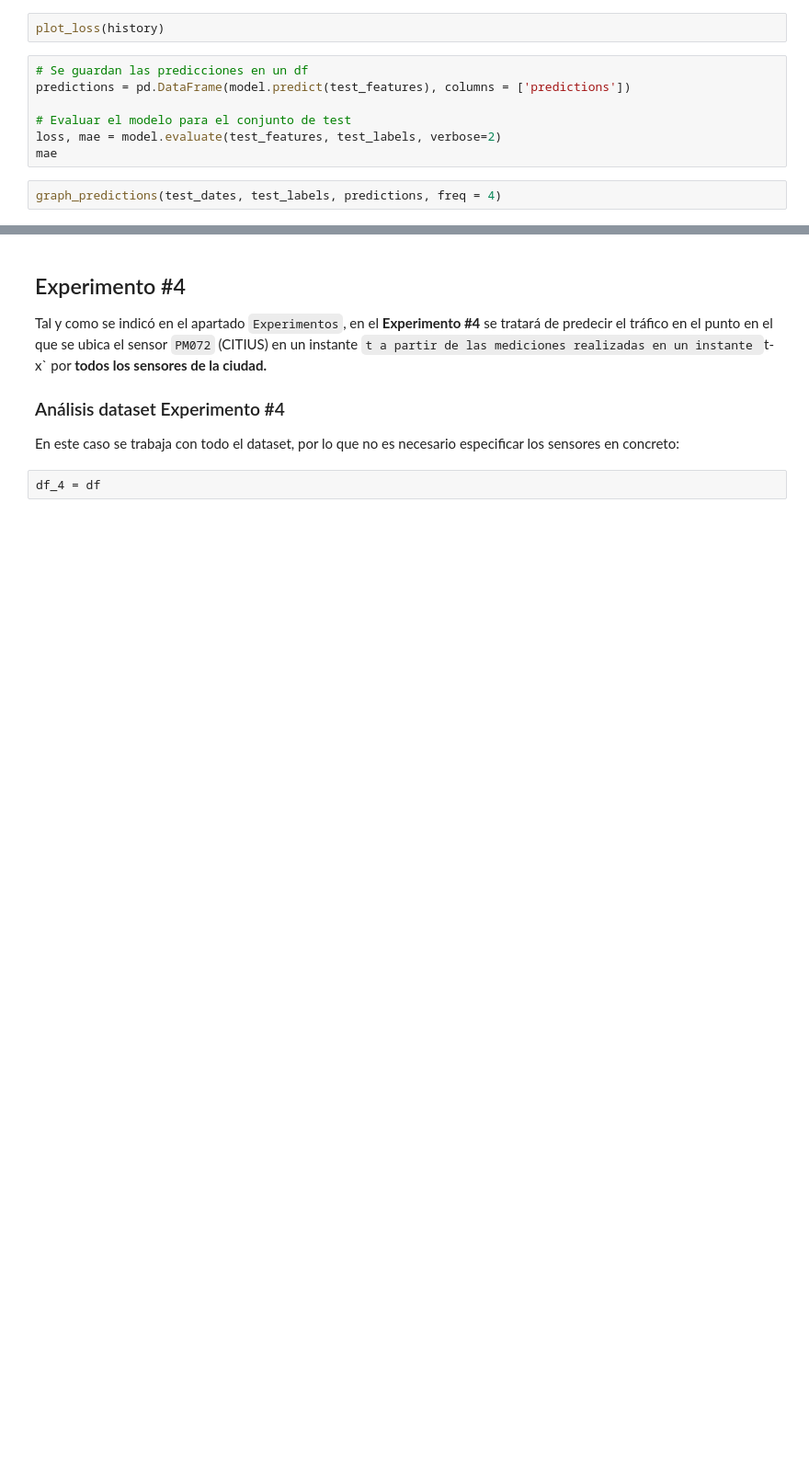
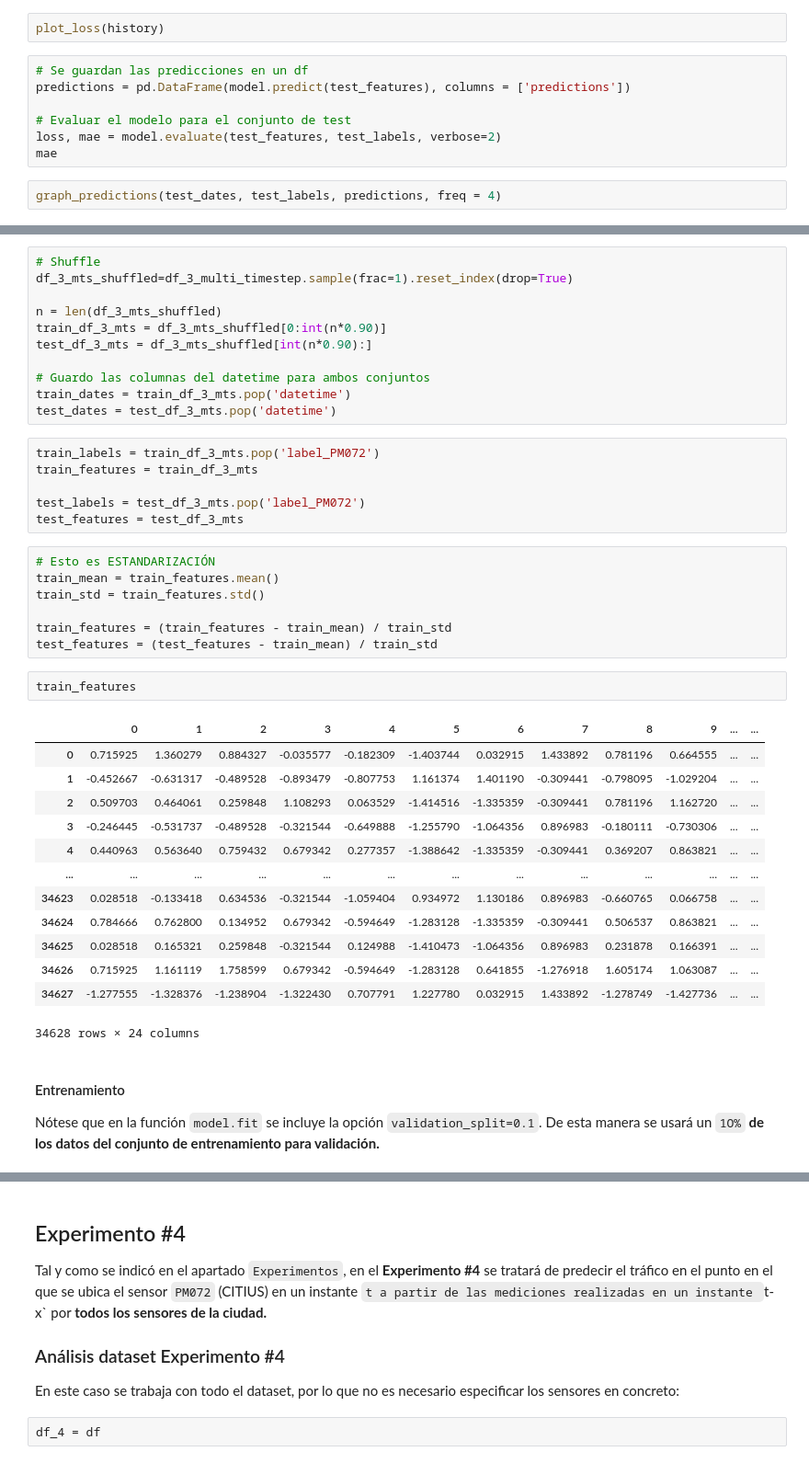
Before and after one commit to albertopmp/TFG, a Jupyter notebook: src/TrafficFlow.ipynb, the cells around one changed output, grey strips where cells are left out. Shown at 92% size. Drawn from its saved outputs; the diff is of its cells as text; blank space fills up the shorter version.

```diff
--- a/src/TrafficFlow.ipynb
+++ b/src/TrafficFlow.ipynb
@@ -1944,0 +1996,45 @@ graph_predictions(test_dates, test_labels, predictions, freq = 4)
+# %%
+# Shuffle
+df_3_mts_shuffled=df_3_multi_timestep.sample(frac=1).reset_index(drop=True)
+
+n = len(df_3_mts_shuffled)
+train_df_3_mts = df_3_mts_shuffled[0:int(n*0.90)]
+test_df_3_mts = df_3_mts_shuffled[int(n*0.90):]
+
+# Guardo las columnas del datetime para ambos conjuntos
+train_dates = train_df_3_mts.pop('datetime')
+test_dates = test_df_3_mts.pop('datetime')
+# %%
+train_labels = train_df_3_mts.pop('label_PM072')
+train_features = train_df_3_mts
+
+test_labels = test_df_3_mts.pop('label_PM072')
+test_features = test_df_3_mts
+# %%
+# Esto es ESTANDARIZACIÓN
+train_mean = train_features.mean()
+train_std = train_features.std()
+
+train_features = (train_features - train_mean) / train_std
+test_features = (test_features - train_mean) / train_std
+# %%
+train_features
+# %% [output]
+|  | 0 | 1 | 2 | 3 | 4 | 5 | 6 | 7 | 8 | 9 | ... | ... |
+| 0 | 0.715925 | 1.360279 | 0.884327 | -0.035577 | -0.182309 | -1.403744 | 0.032915 | 1.433892 | 0.781196 | 0.664555 | ... | ... |
+| 1 | -0.452667 | -0.631317 | -0.489528 | -0.893479 | -0.807753 | 1.161374 | 1.401190 | -0.309441 | -0.798095 | -1.029204 | ... | ... |
+| 2 | 0.509703 | 0.464061 | 0.259848 | 1.108293 | 0.063529 | -1.414516 | -1.335359 | -0.309441 | 0.781196 | 1.162720 | ... | ... |
+| 3 | -0.246445 | -0.531737 | -0.489528 | -0.321544 | -0.649888 | -1.255790 | -1.064356 | 0.896983 | -0.180111 | -0.730306 | ... | ... |
+| 4 | 0.440963 | 0.563640 | 0.759432 | 0.679342 | 0.277357 | -1.388642 | -1.335359 | -0.309441 | 0.369207 | 0.863821 | ... | ... |
+| ... | ... | ... | ... | ... | ... | ... | ... | ... | ... | ... | ... | ... |
+| 34623 | 0.028518 | -0.133418 | 0.634536 | -0.321544 | -1.059404 | 0.934972 | 1.130186 | 0.896983 | -0.660765 | 0.066758 | ... | ... |
+| 34624 | 0.784666 | 0.762800 | 0.134952 | 0.679342 | -0.594649 | -1.283128 | -1.335359 | -0.309441 | 0.506537 | 0.863821 | ... | ... |
+| 34625 | 0.028518 | 0.165321 | 0.259848 | -0.321544 | 0.124988 | -1.410473 | -1.064356 | 0.896983 | 0.231878 | 0.166391 | ... | ... |
+| 34626 | 0.715925 | 1.161119 | 1.758599 | 0.679342 | -0.594649 | -1.283128 | 0.641855 | -1.276918 | 1.605174 | 1.063087 | ... | ... |
+| 34627 | -1.277555 | -1.328376 | -1.238904 | -1.322430 | 0.707791 | 1.227780 | 0.032915 | 1.433892 | -1.278749 | -1.427736 | ... | ... |
+34628 rows × 24 columns
+# %% [markdown]
+#### Entrenamiento
+
+Nótese que en la función `model.fit` se incluye la opción `validation_split=0.1`. De esta
+manera se usará un `1O%` **de los datos del conjunto de entrenamiento para validación.**
```
Also changed, not shown: parts of 39 cells of this notebook.
